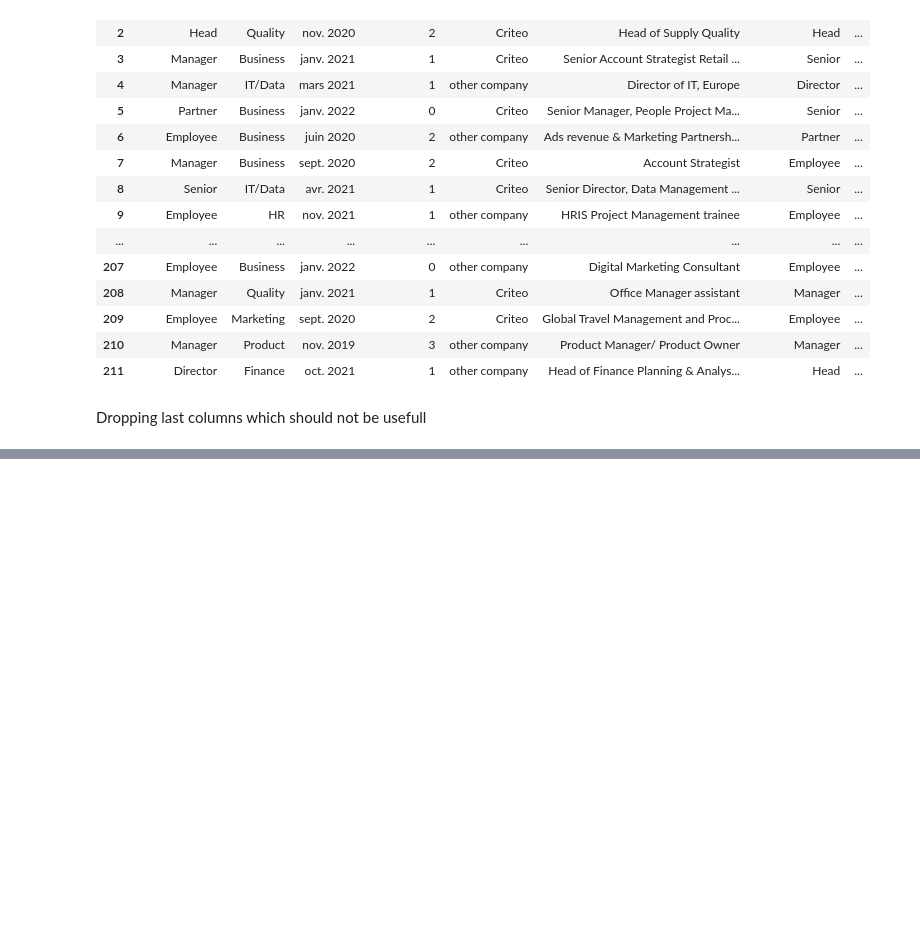
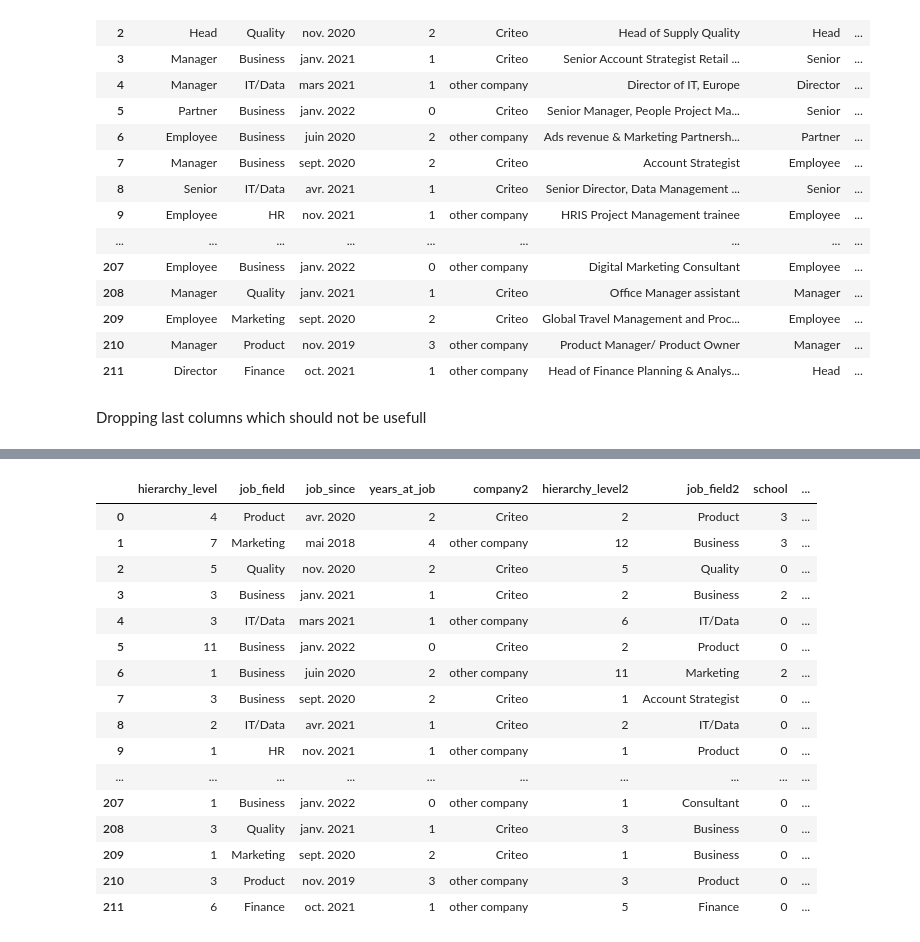
Before and after one commit to SarahL-Ironhack/Final_project_HR_Analytics, a Jupyter notebook: Code/current_emp_before_encoding.ipynb, the cells around one changed output, grey strips where cells are left out. Drawn from its saved outputs; the diff is of its cells as text; code cells hidden in the pictures; blank space fills up the shorter version.

```diff
--- a/Code/current_emp_before_encoding.ipynb
+++ b/Code/current_emp_before_encoding.ipynb
@@ -544,0 +658,4 @@ emp.to_csv('current_not_encoded.csv')
+# %%
+for key, value in Hierarchy_order.items():
+    for item in value:
+        emp.hierarchy_level2 = np.where(emp.hierarchy_level2 == item, key, emp.hierarchy_level2)
@@ -544,0 +678,6 @@ emp.to_csv('current_not_encoded.csv')
+# %%
+emp['hierarchy_level2'] = np.where((emp.hierarchy_level2 == 'Vice') , 9, emp['hierarchy_level2'])
+# %%
+emp['hierarchy_level2'] = np.where((emp.hierarchy_level2 == 'founder') , 12, emp['hierarchy_level2'])
+# %%
+emp['hierarchy_level2'] = np.where((emp.hierarchy_level2 == 'Stagiaire') , 0, emp['hierarchy_level2'])
@@ -544,0 +699,20 @@ emp.to_csv('current_not_encoded.csv')
+# %%
+emp
+# %% [output]
+|  | hierarchy_level | job_field | job_since | years_at_job | company2 | hierarchy_level2 | job_field2 | school | ... |
+| 0 | 4 | Product | avr. 2020 | 2 | Criteo | 2 | Product | 3 | ... |
+| 1 | 7 | Marketing | mai 2018 | 4 | other company | 12 | Business | 3 | ... |
+| 2 | 5 | Quality | nov. 2020 | 2 | Criteo | 5 | Quality | 0 | ... |
+| 3 | 3 | Business | janv. 2021 | 1 | Criteo | 2 | Business | 2 | ... |
+| 4 | 3 | IT/Data | mars 2021 | 1 | other company | 6 | IT/Data | 0 | ... |
+| 5 | 11 | Business | janv. 2022 | 0 | Criteo | 2 | Product | 0 | ... |
+| 6 | 1 | Business | juin 2020 | 2 | other company | 11 | Marketing | 2 | ... |
+| 7 | 3 | Business | sept. 2020 | 2 | Criteo | 1 | Account Strategist | 0 | ... |
+| 8 | 2 | IT/Data | avr. 2021 | 1 | Criteo | 2 | IT/Data | 0 | ... |
+| 9 | 1 | HR | nov. 2021 | 1 | other company | 1 | Product | 0 | ... |
+| ... | ... | ... | ... | ... | ... | ... | ... | ... | ... |
+| 207 | 1 | Business | janv. 2022 | 0 | other company | 1 | Consultant | 0 | ... |
+| 208 | 3 | Quality | janv. 2021 | 1 | Criteo | 3 | Business | 0 | ... |
+| 209 | 1 | Marketing | sept. 2020 | 2 | Criteo | 1 | Business | 0 | ... |
+| 210 | 3 | Product | nov. 2019 | 3 | other company | 3 | Product | 0 | ... |
+| 211 | 6 | Finance | oct. 2021 | 1 | other company | 5 | Finance | 0 | ... |
```
Also changed, not shown: parts of 31 cells of this notebook, 15 other files.
